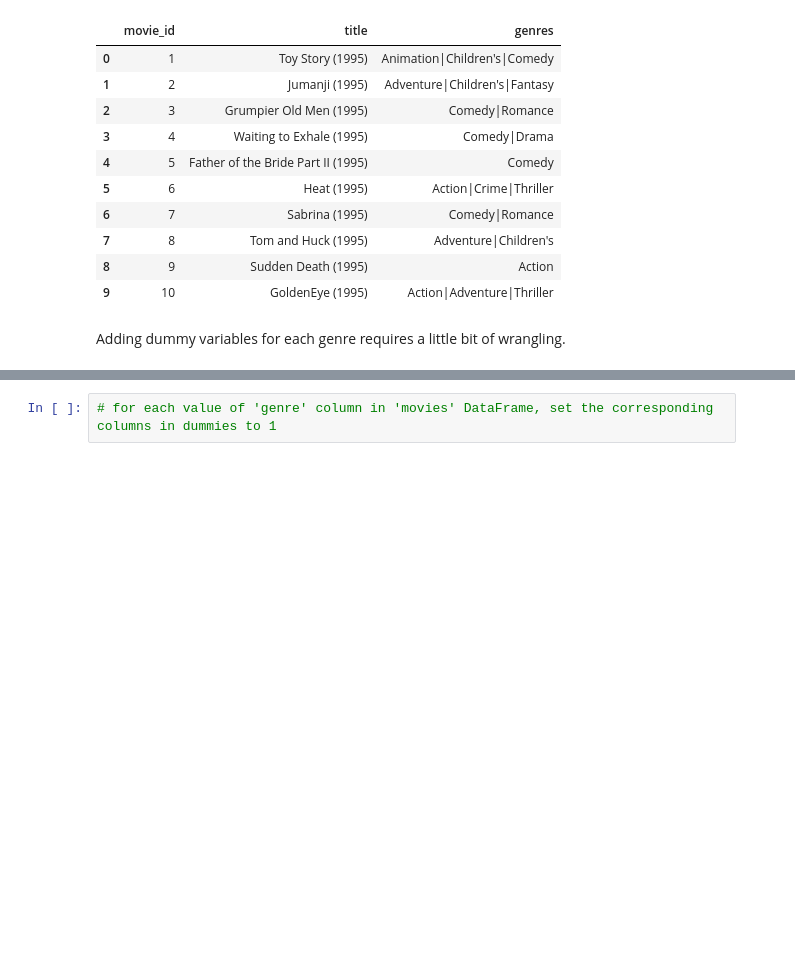
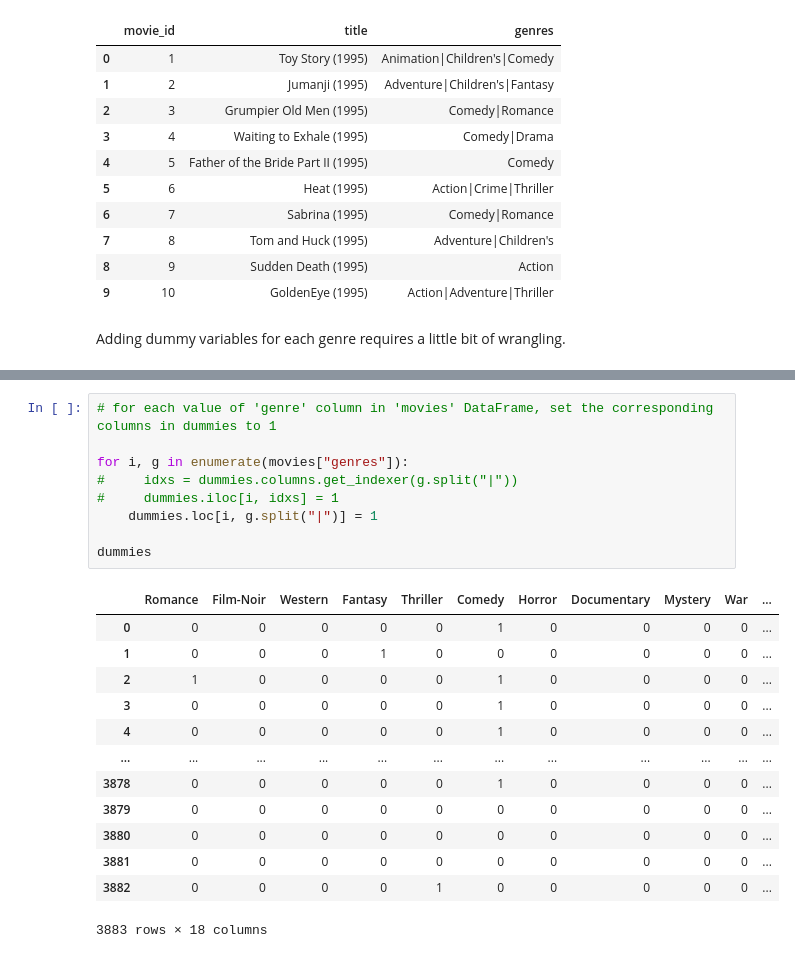
Before and after one commit to OmarInCS/data-analysis-visulization-python, a Jupyter notebook: week3/day1/lesson-8-data-cleaning.ipynb, the cells around one changed output, grey strips where cells are left out. Cells and saved outputs as stored; diff of their text form; blank space fills up the shorter version.

```diff
--- a/week3/day1/lesson-8-data-cleaning.ipynb
+++ b/week3/day1/lesson-8-data-cleaning.ipynb
@@ -88,4 +206,25 @@ Adding dummy variables for each genre requires a little bit of wrangling.
 # %%
 # for each value of 'genre' column in 'movies' DataFrame, set the corresponding columns in dummies to 1
+
+for i, g in enumerate(movies["genres"]):
+#     idxs = dummies.columns.get_indexer(g.split("|"))
+#     dummies.iloc[i, idxs] = 1
+    dummies.loc[i, g.split("|")] = 1
+
+dummies
+# %% [output]
+|  | Romance | Film-Noir | Western | Fantasy | Thriller | Comedy | Horror | Documentary | Mystery | War | ... |
+| 0 | 0 | 0 | 0 | 0 | 0 | 1 | 0 | 0 | 0 | 0 | ... |
+| 1 | 0 | 0 | 0 | 1 | 0 | 0 | 0 | 0 | 0 | 0 | ... |
+| 2 | 1 | 0 | 0 | 0 | 0 | 1 | 0 | 0 | 0 | 0 | ... |
+| 3 | 0 | 0 | 0 | 0 | 0 | 1 | 0 | 0 | 0 | 0 | ... |
+| 4 | 0 | 0 | 0 | 0 | 0 | 1 | 0 | 0 | 0 | 0 | ... |
+| ... | ... | ... | ... | ... | ... | ... | ... | ... | ... | ... | ... |
+| 3878 | 0 | 0 | 0 | 0 | 0 | 1 | 0 | 0 | 0 | 0 | ... |
+| 3879 | 0 | 0 | 0 | 0 | 0 | 0 | 0 | 0 | 0 | 0 | ... |
+| 3880 | 0 | 0 | 0 | 0 | 0 | 0 | 0 | 0 | 0 | 0 | ... |
+| 3881 | 0 | 0 | 0 | 0 | 0 | 0 | 0 | 0 | 0 | 0 | ... |
+| 3882 | 0 | 0 | 0 | 0 | 1 | 0 | 0 | 0 | 0 | 0 | ... |
+3883 rows × 18 columns
 # %%
 # join the DataFrames 'movies' and 'dummies', then display the first row
```
Also changed, not shown: parts of 43 cells of this notebook, 5 other files.
